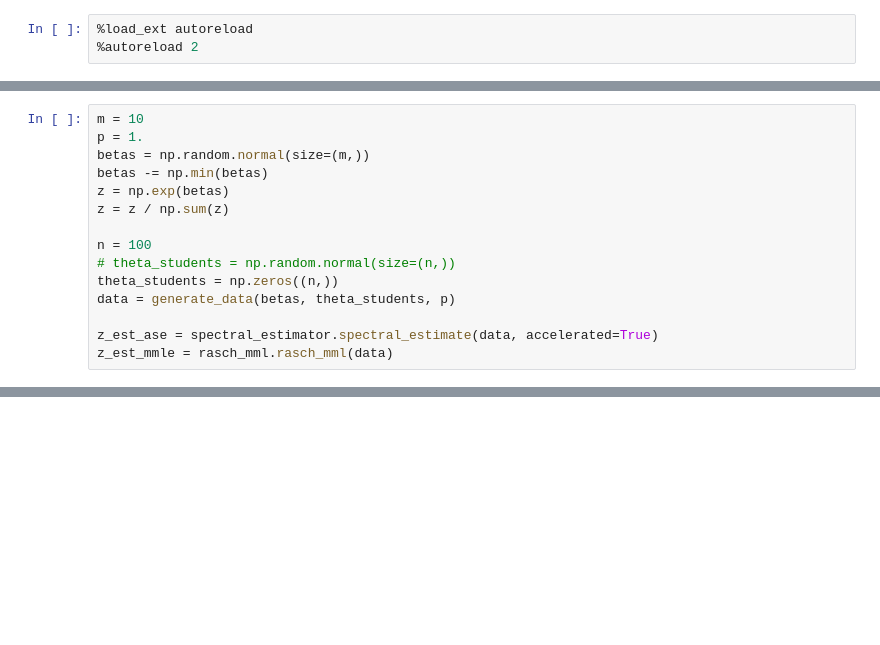
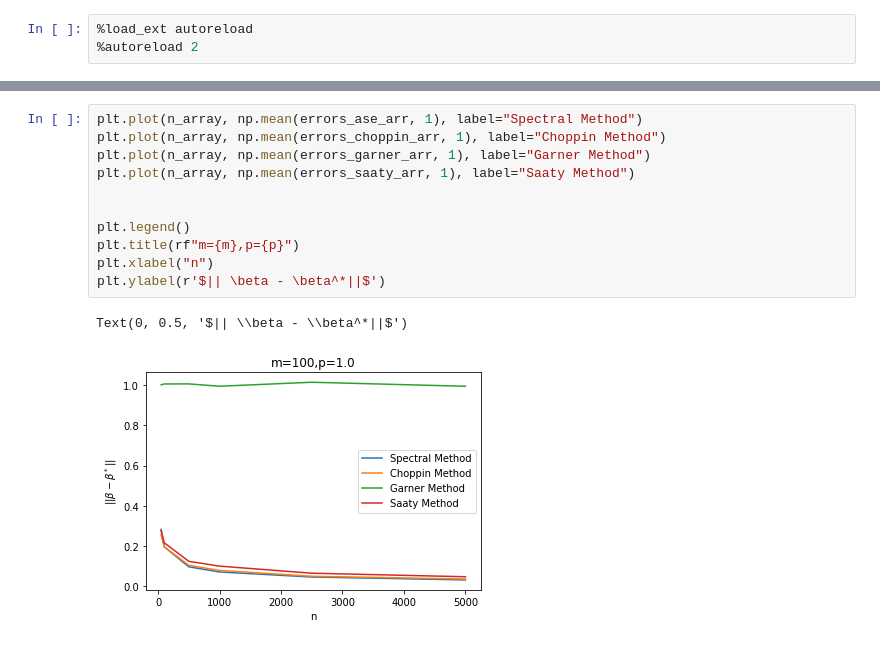
Before and after one commit to dnguyen1196/spectral-rasch, a Jupyter notebook: notebooks/synthetic.ipynb, the cells around one changed output, grey strips where cells are left out. Saved outputs shown, nothing was run; the diff lists cells and outputs as text; blank space fills up the shorter version.

```diff
--- a/notebooks/synthetic.ipynb
+++ b/notebooks/synthetic.ipynb
@@ -18,18 +21,3 @@ from irt.algorithms import eigen_vector_method
 
 # # Assume its dichotomous data with True -> 1 and False -> 0
 # tagged_data = tag_missing_data(my_data, [0, 1])
-# %%
-m = 10
-p = 1.
-betas = np.random.normal(size=(m,))
-betas -= np.min(betas)
-z = np.exp(betas)
-z = z / np.sum(z)
-
-n = 100
-# theta_students = np.random.normal(size=(n,))
-theta_students = np.zeros((n,))
-data = generate_data(betas, theta_students, p)
-
-z_est_ase = spectral_estimator.spectral_estimate(data, accelerated=True)
-z_est_mmle = rasch_mml.rasch_mml(data)
@@ -200,0 +161,14 @@ Text(0, 0.5, 'Time (s)')
+# %%
+plt.plot(n_array, np.mean(errors_ase_arr, 1), label="Spectral Method")
+plt.plot(n_array, np.mean(errors_choppin_arr, 1), label="Choppin Method")
+plt.plot(n_array, np.mean(errors_garner_arr, 1), label="Garner Method")
+plt.plot(n_array, np.mean(errors_saaty_arr, 1), label="Saaty Method")
+
+
+plt.legend()
+plt.title(rf"m={m},p={p}")
+plt.xlabel("n")
+plt.ylabel(r'$|| \beta - \beta^*||$')
+# %% [output]
+Text(0, 0.5, '$|| \\beta - \\beta^*||$')
+[figure, added]
```
Also changed, not shown: parts of 9 cells of this notebook, 23 other files.
